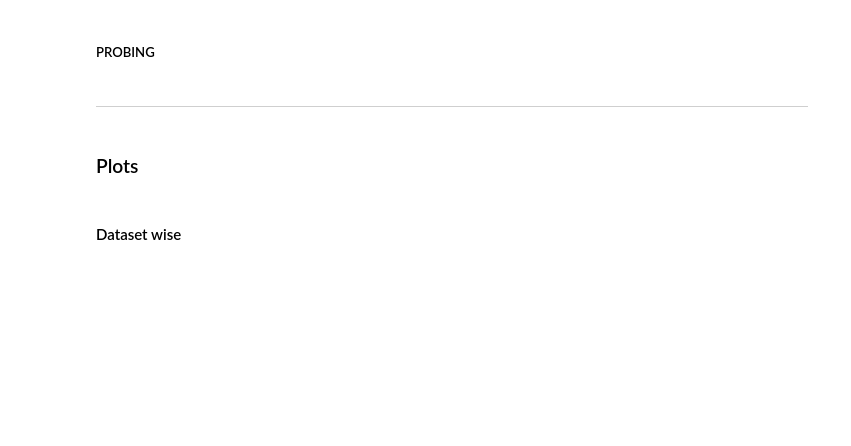
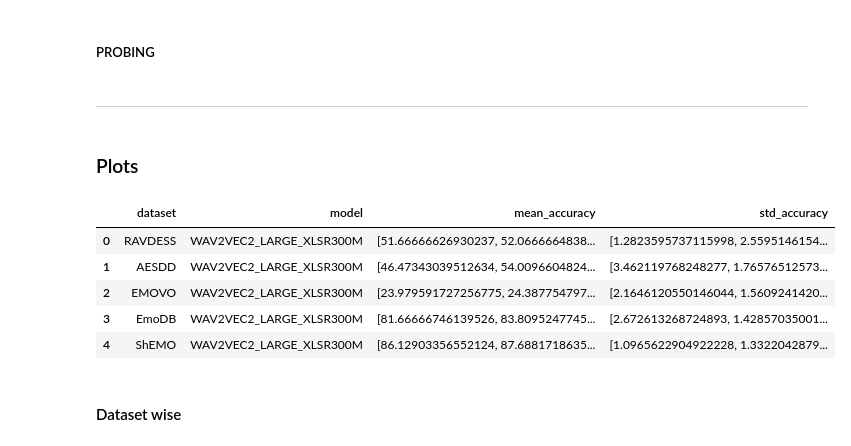
Before and after one commit to 95anantsingh/Decoding-Emotions, a Jupyter notebook: summary.ipynb, the cells around one changed output. Saved outputs shown, nothing was run; the diff lists cells and outputs as text; code cells hidden in the pictures; blank space fills up the shorter version.

```diff
--- a/summary.ipynb
+++ b/summary.ipynb
@@ -90,5 +90,14 @@ probing_summary.sort_values(['dataset','model']).reset_index(drop=True).to_csv(o
 ---
 # %% [markdown]
 ### Plots
+# %%
+probing_summary.head()
+# %% [output]
+|  | dataset | model | mean_accuracy | std_accuracy |
+| 0 | RAVDESS | WAV2VEC2_LARGE_XLSR300M | [51.66666626930237, 52.0666664838... | [1.2823595737115998, 2.5595146154... |
+| 1 | AESDD | WAV2VEC2_LARGE_XLSR300M | [46.47343039512634, 54.0096604824... | [3.462119768248277, 1.76576512573... |
+| 2 | EMOVO | WAV2VEC2_LARGE_XLSR300M | [23.979591727256775, 24.387754797... | [2.1646120550146044, 1.5609241420... |
+| 3 | EmoDB | WAV2VEC2_LARGE_XLSR300M | [81.66666746139526, 83.8095247745... | [2.672613268724893, 1.42857035001... |
+| 4 | ShEMO | WAV2VEC2_LARGE_XLSR300M | [86.12903356552124, 87.6881718635... | [1.0965622904922228, 1.3322042879... |
 # %% [markdown]
 #### Dataset wise
```
Also changed, not shown: parts of 8 cells of this notebook, 2 other files.
